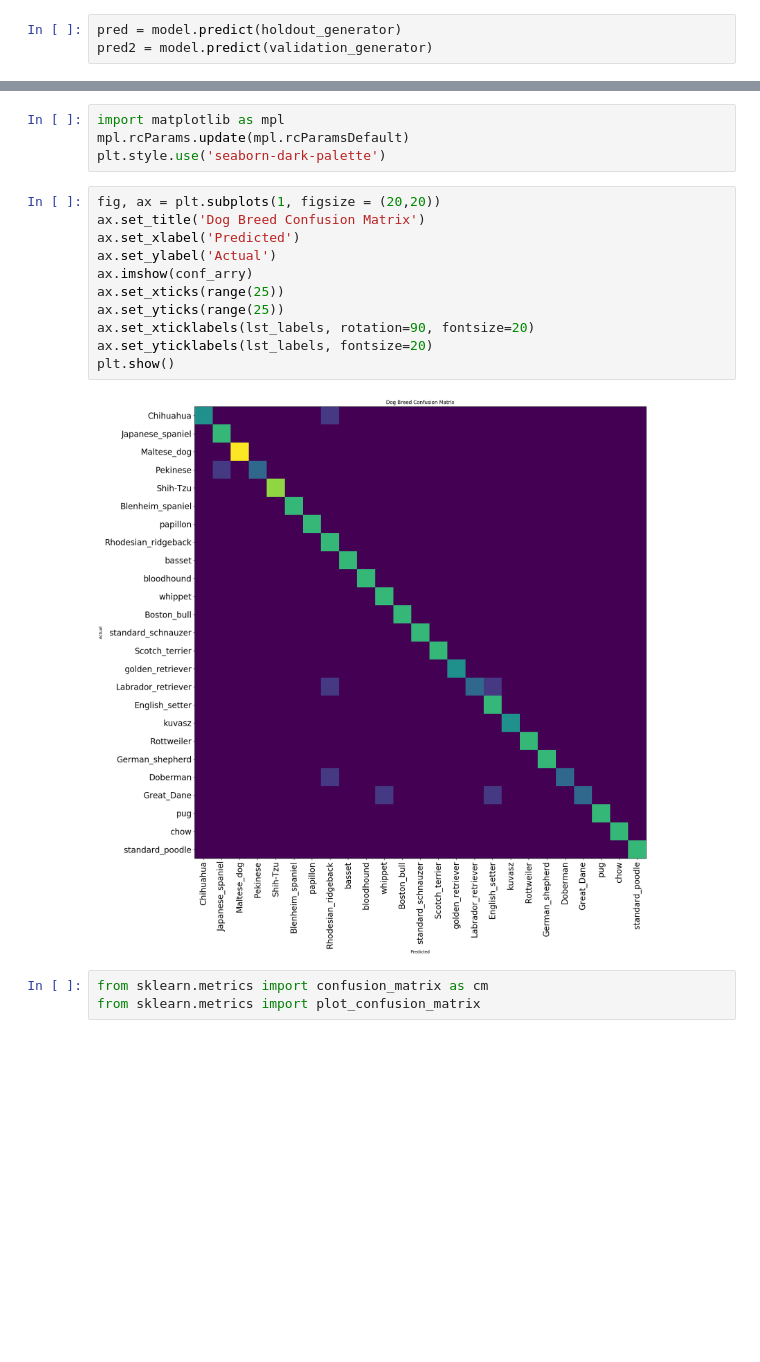
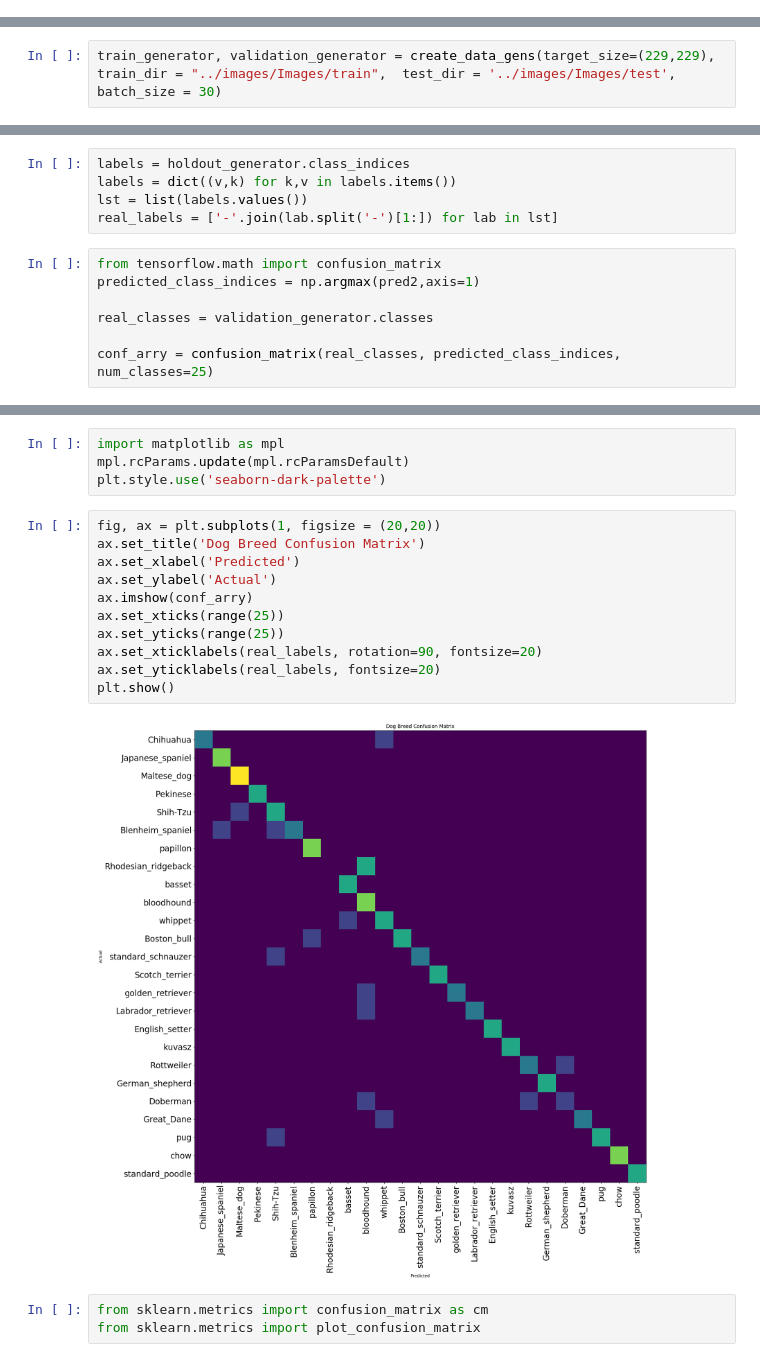
Before and after one commit to hberginc/Who-s_Your_Doggy, a Jupyter notebook: Visualize Predictions.ipynb, the cells around one changed output, grey strips where cells are left out. Saved outputs shown, nothing was run; the diff lists cells and outputs as text; blank space fills up the shorter version.

```diff
--- a/Visualize Predictions.ipynb
+++ b/Visualize Predictions.ipynb
@@ -101,3 +0,0 @@ model.load_weights('models_and_weights/weights_Xception_mod3.h5')
-# %%
-pred = model.predict(holdout_generator)
-pred2 = model.predict(validation_generator)
@@ -286,0 +256,2 @@ conf_arry = confusion_matrix(real_classes, predicted_class_indices, num_classes=
+# %%
+train_generator, validation_generator = create_data_gens(target_size=(229,229), train_dir = "../images/Images/train",  test_dir = '../images/Images/test', batch_size = 30)
@@ -286,0 +408,12 @@ conf_arry = confusion_matrix(real_classes, predicted_class_indices, num_classes=
+# %%
+labels = holdout_generator.class_indices
+labels = dict((v,k) for k,v in labels.items())
+lst = list(labels.values())
+real_labels = ['-'.join(lab.split('-')[1:]) for lab in lst]
+# %%
+from tensorflow.math import confusion_matrix
+predicted_class_indices = np.argmax(pred2,axis=1)
+
+real_classes = validation_generator.classes
+
+conf_arry = confusion_matrix(real_classes, predicted_class_indices, num_classes=25)
@@ -291,16 +426,16 @@ plt.style.use('seaborn-dark-palette')
 # %%
 fig, ax = plt.subplots(1, figsize = (20,20))
 ax.set_title('Dog Breed Confusion Matrix')
 ax.set_xlabel('Predicted')
 ax.set_ylabel('Actual')
 ax.imshow(conf_arry)
 ax.set_xticks(range(25))
 ax.set_yticks(range(25))
-ax.set_xticklabels(lst_labels, rotation=90, fontsize=20)
-ax.set_yticklabels(lst_labels, fontsize=20)
+ax.set_xticklabels(real_labels, rotation=90, fontsize=20)
+ax.set_yticklabels(real_labels, fontsize=20)
 plt.show()
 # %% [output]
-[figure, old version]
+[figure, new version]
 # %%
 from sklearn.metrics import confusion_matrix as cm
 from sklearn.metrics import plot_confusion_matrix
```
Also changed, not shown: parts of 47 cells of this notebook, 4 other files.
